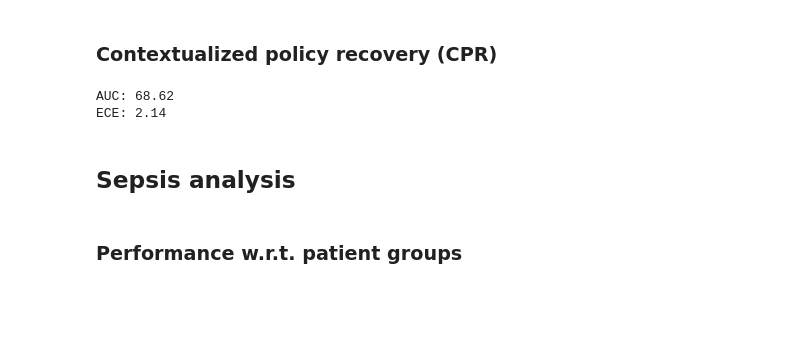
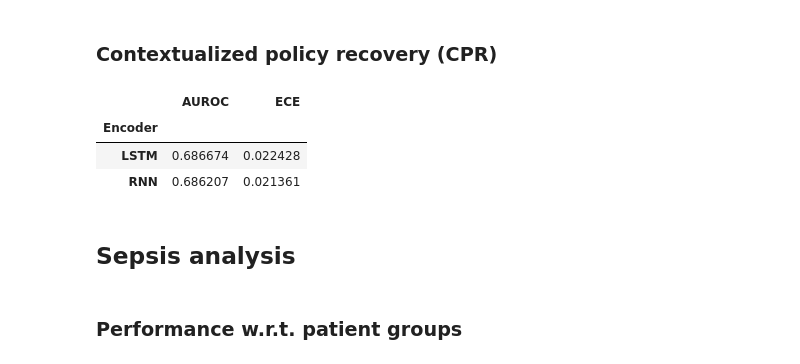
Before and after one commit to Healthy-AI/inpole, a Jupyter notebook: notebooks/paper_results.ipynb, the cells around one changed output. Drawn from its saved outputs; the diff is of its cells as text; code cells hidden in the pictures; blank space fills up the shorter version.

```diff
--- a/notebooks/paper_results.ipynb
+++ b/notebooks/paper_results.ipynb
@@ -290,27 +287,15 @@ $H_t$ & 3.8 & 2.2 & 2.9 & 1.1 & 5.3 & 0.8 & 0.5 & 0.9 & 0.2 & 0.5 & 0.4 & 0.3 \\
 \end{table}
 # %% [markdown]
 ### Contextualized policy recovery (CPR)
-# %%
-cpr_paths = [
-    '/mimer/NOBACKUP/groups/inpole/results/adni/cpr_results/0/context_RNN_32_0.0001.pkl',  # trial 01
-    '/mimer/NOBACKUP/groups/inpole/results/adni/cpr_results/1/context_RNN_64_0.0001.pkl',  # trial 02
-    '/mimer/NOBACKUP/groups/inpole/results/adni/cpr_results/2/context_RNN_16_0.0001.pkl',  # trial 03
-    '/mimer/NOBACKUP/groups/inpole/results/adni/cpr_results/3/context_RNN_16_0.001.pkl',  # trial 04
-    '/mimer/NOBACKUP/groups/inpole/results/adni/cpr_results/4/context_RNN_64_0.0001.pkl',  # trial 05
-]
-
-cpr_aucs, cpr_eces = [], []
-
-for cpr_path in cpr_paths:
-    cpr = joblib.load(cpr_path)
-    cpr_aucs.append(roc_auc_score(cpr['true'], cpr['preds']))
-    cpr_eces.append(ece(cpr['true'].flatten(), cpr['preds']))
-
-print(f'AUC: {100 * np.mean(cpr_aucs):0.2f}')
-print(f'ECE: {100 * np.mean(cpr_eces):0.2f}')
-# %% [output]
-AUC: 68.62
-ECE: 2.14
+# %%
+cpr_results_path = '/mimer/NOBACKUP/groups/inpole/results/adni/cpr_results'
+cpr_scores = get_cpr_scores(cpr_results_path)
+cpr_scores.groupby('Encoder').mean()
+# %% [output]
+|  | AUROC | ECE |
+| Encoder |  |  |
+| LSTM | 0.686674 | 0.022428 |
+| RNN | 0.686207 | 0.021361 |
 # %% [markdown]
 ## Sepsis analysis
 # %%
```
Also changed, not shown: parts of 24 cells of this notebook.
